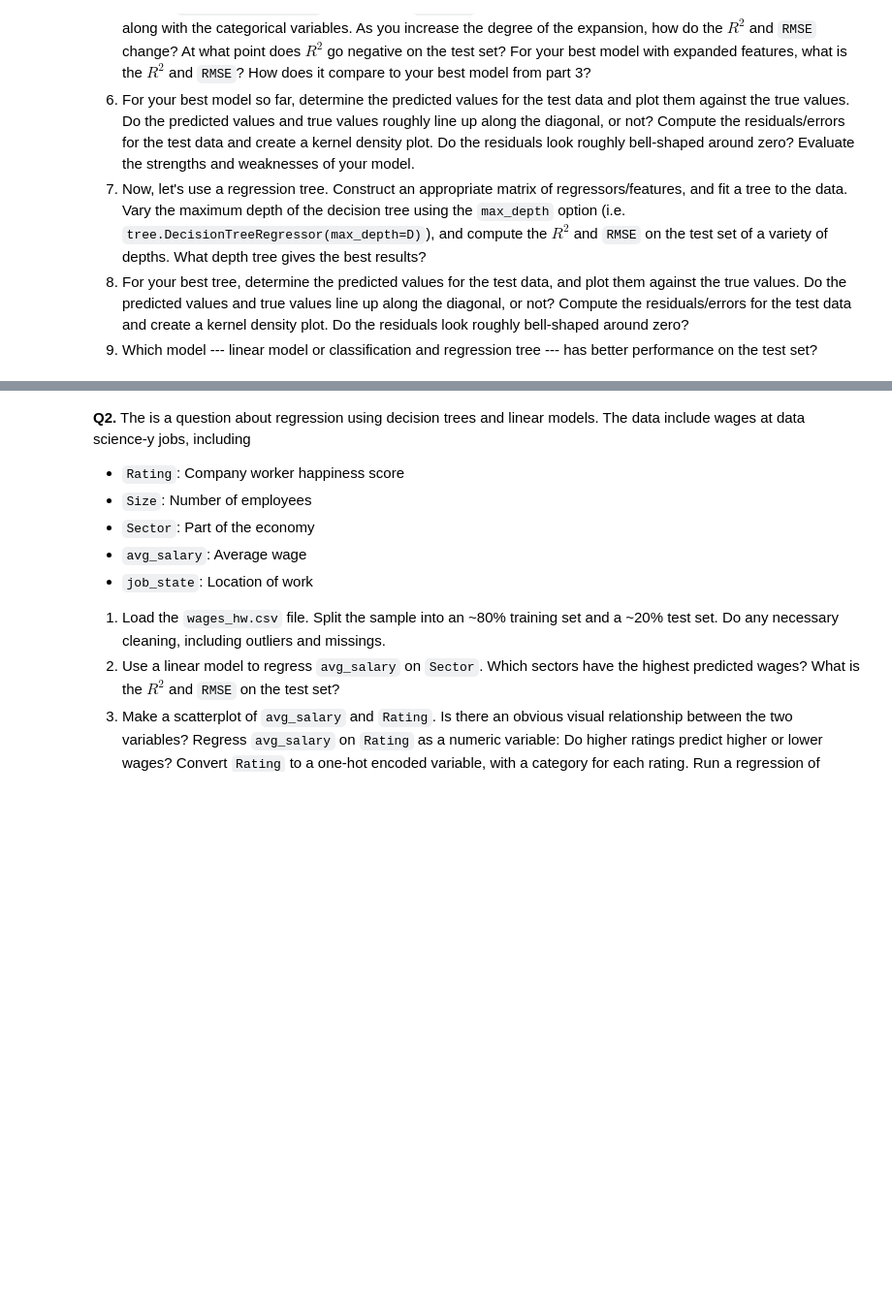
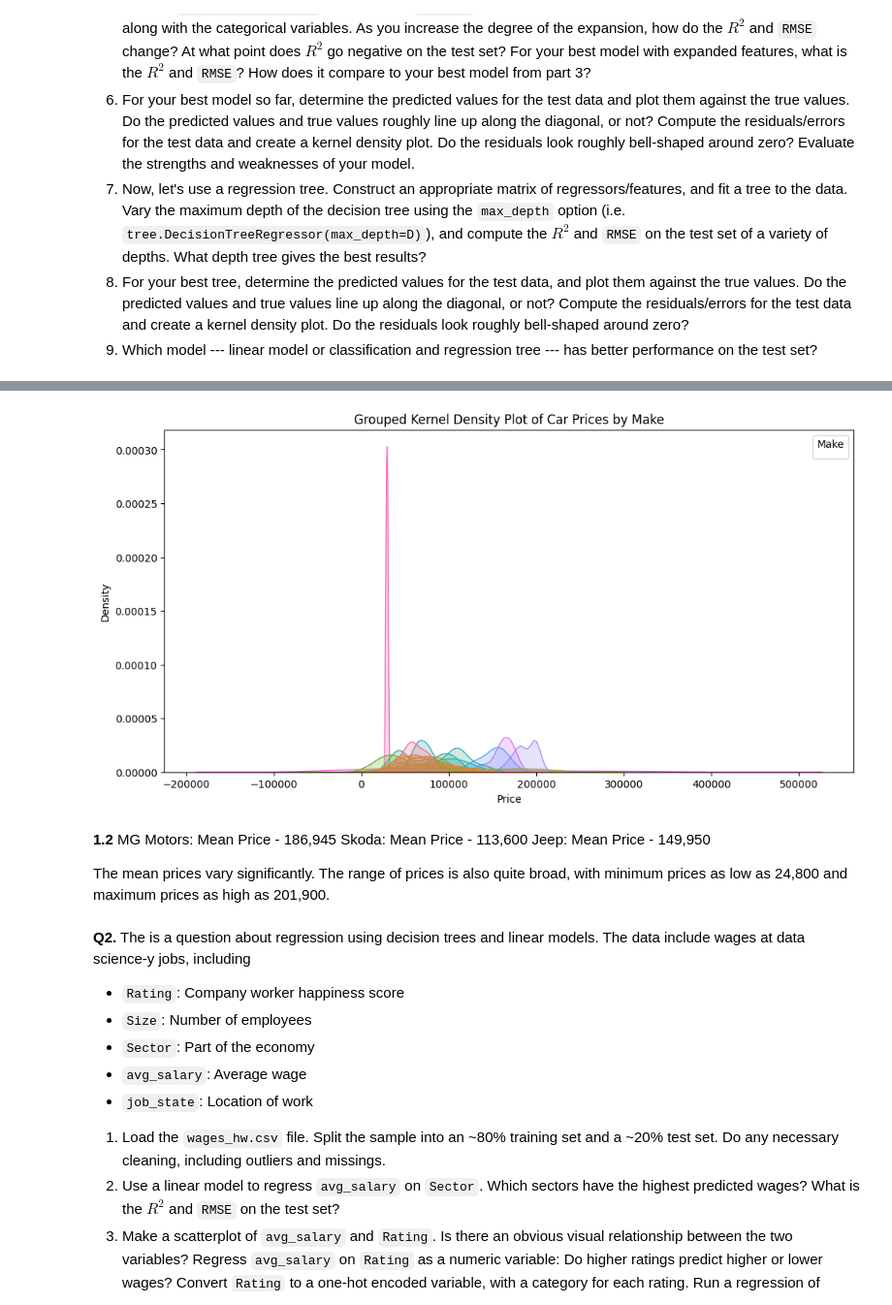
Before and after one commit to zoevw/assignment4, a Jupyter notebook: assignment4.ipynb, the cells around one changed output, grey strips where cells are left out. Shown at 97% size. Drawn from its saved outputs; the diff is of its cells as text; code cells hidden in the pictures; blank space fills up the shorter version.

```diff
--- a/assignment4.ipynb
+++ b/assignment4.ipynb
@@ -24,0 +80,8 @@
+# %%
+plt.figure(figsize=(12, 6))
+sns.kdeplot(data=df, x='Price', hue='Make', common_norm=False, fill=True)
+plt.title('Grouped Kernel Density Plot of Car Prices by Make')
+plt.xlabel('Price')
+plt.legend(title='Make')
+plt.show()
+# %% [output]
@@ -25,3 +89,11 @@
+[figure, added]
+# %% [markdown]
+**1.2**
+MG Motors: Mean Price - 186,945
+Skoda: Mean Price - 113,600
+Jeep: Mean Price - 149,950
+
+The mean prices vary significantly. The range of prices is also quite broad, with minimum prices as low as 24,800 and maximum prices as high as 201,900.
 # %% [markdown]
 **Q2.** The is a question about regression using decision trees and linear models. The data include wages at data science-y jobs, including
 
```
Also changed, not shown: parts of 4 cells of this notebook.
